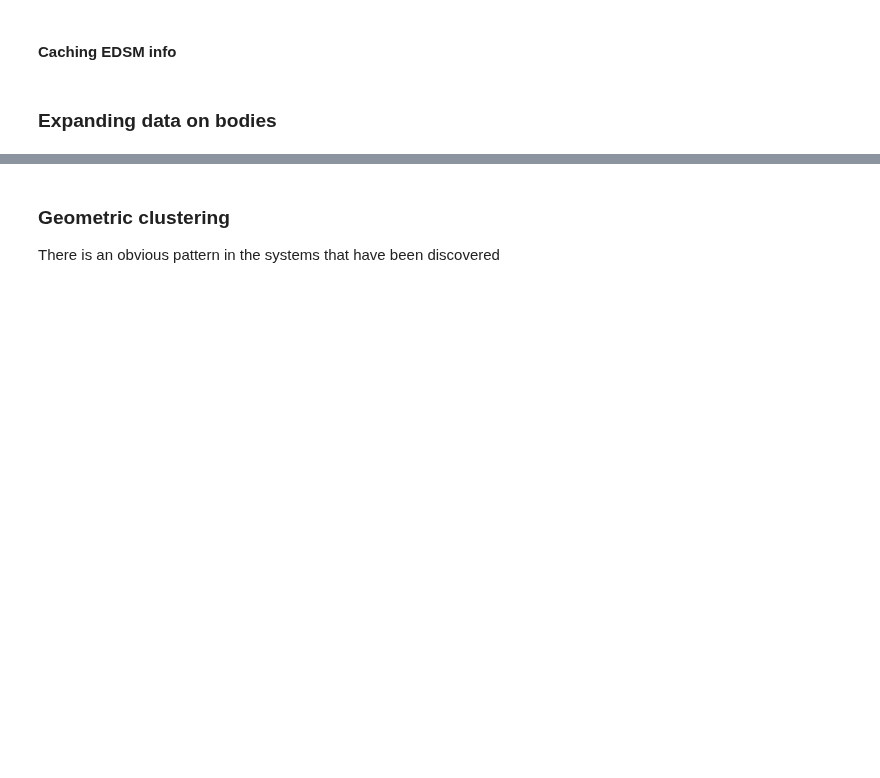
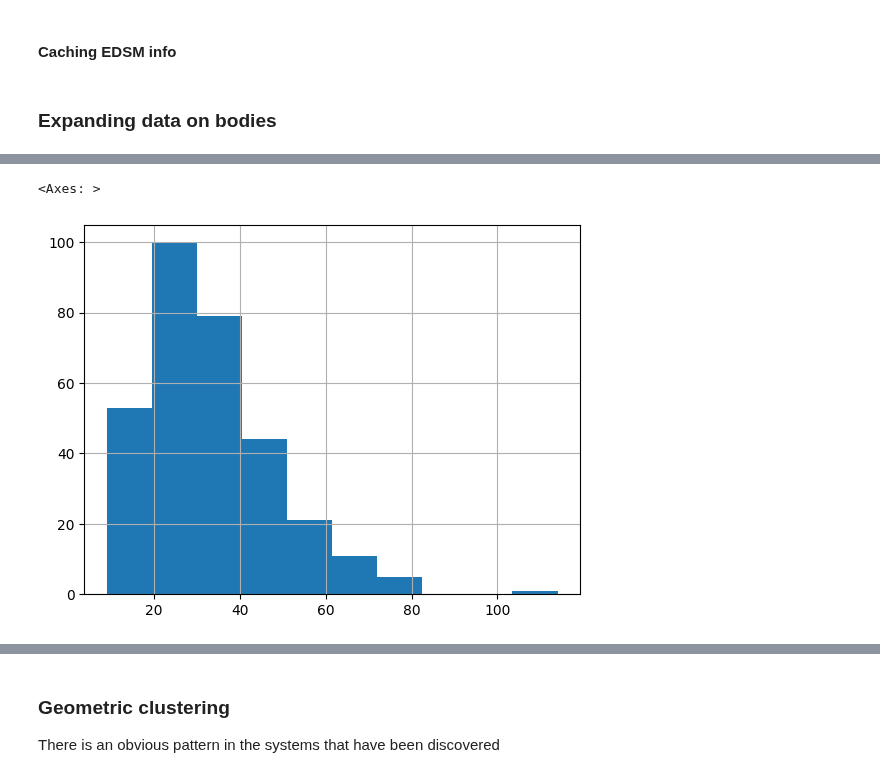
Before and after one commit to fenke/EDCompanion, a Jupyter notebook: ED-Data.ipynb, the cells around one changed output, grey strips where cells are left out. Drawn from its saved outputs; the diff is of its cells as text; code cells hidden in the pictures; blank space fills up the shorter version.

Commit message:
data notebook (reader)

```diff
--- a/ED-Data.ipynb
+++ b/ED-Data.ipynb
@@ -133,0 +154,4 @@ await pgpool.execute(f"""
+# %%
+dataset = []
+for item in edc_dbfilereader('data/systems_1day.json.gz'):
+    dataset.append(item)
@@ -946,0 +1028,3 @@ for row in df_soi.reset_index().iterrows():
+# %%
+gsbrief = pd.DataFrame.from_dict(systems_brief, orient='index')
+gsbrief.info()
@@ -946,0 +1075,5 @@ for row in df_soi.reset_index().iterrows():
+# %%
+gsbrief['bodycount'].hist()
+# %% [output]
+<Axes: >
+[figure, added]
```
Also changed, not shown: parts of 37 cells of this notebook, 1 other file.
